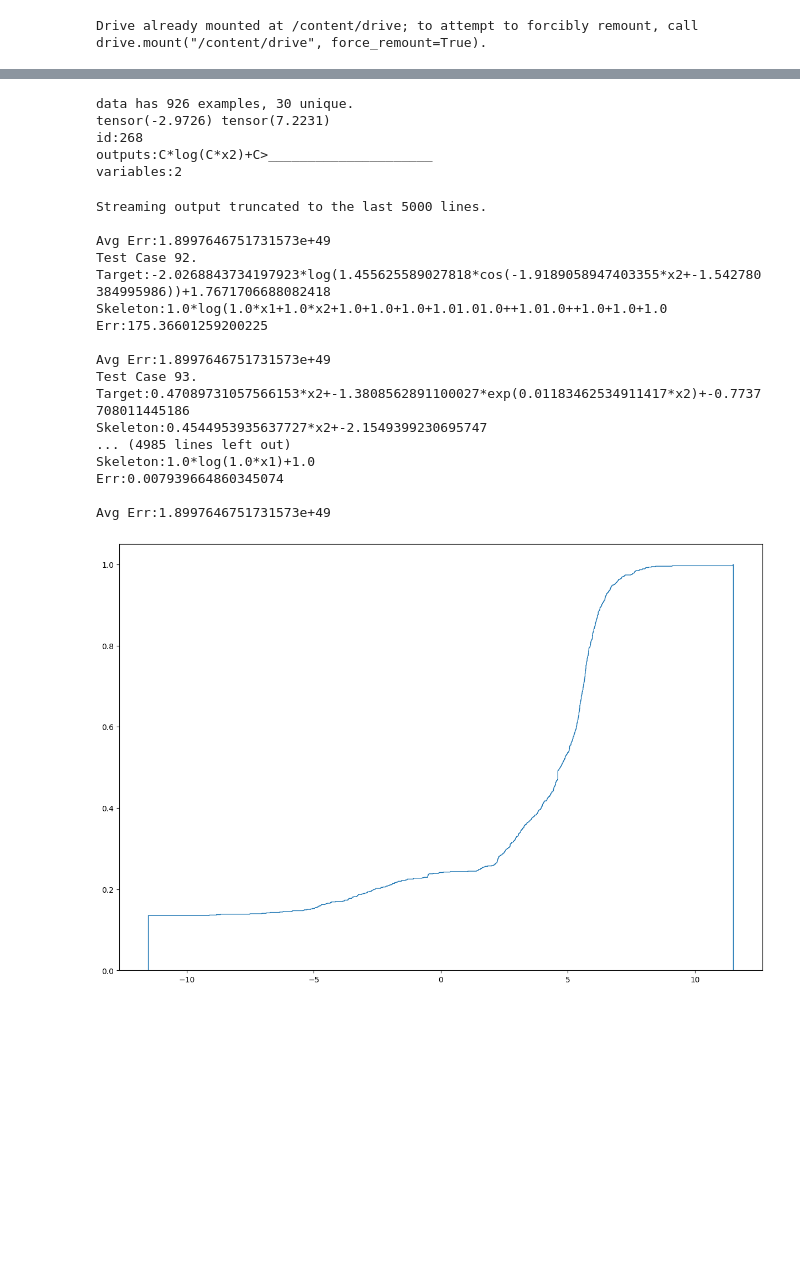
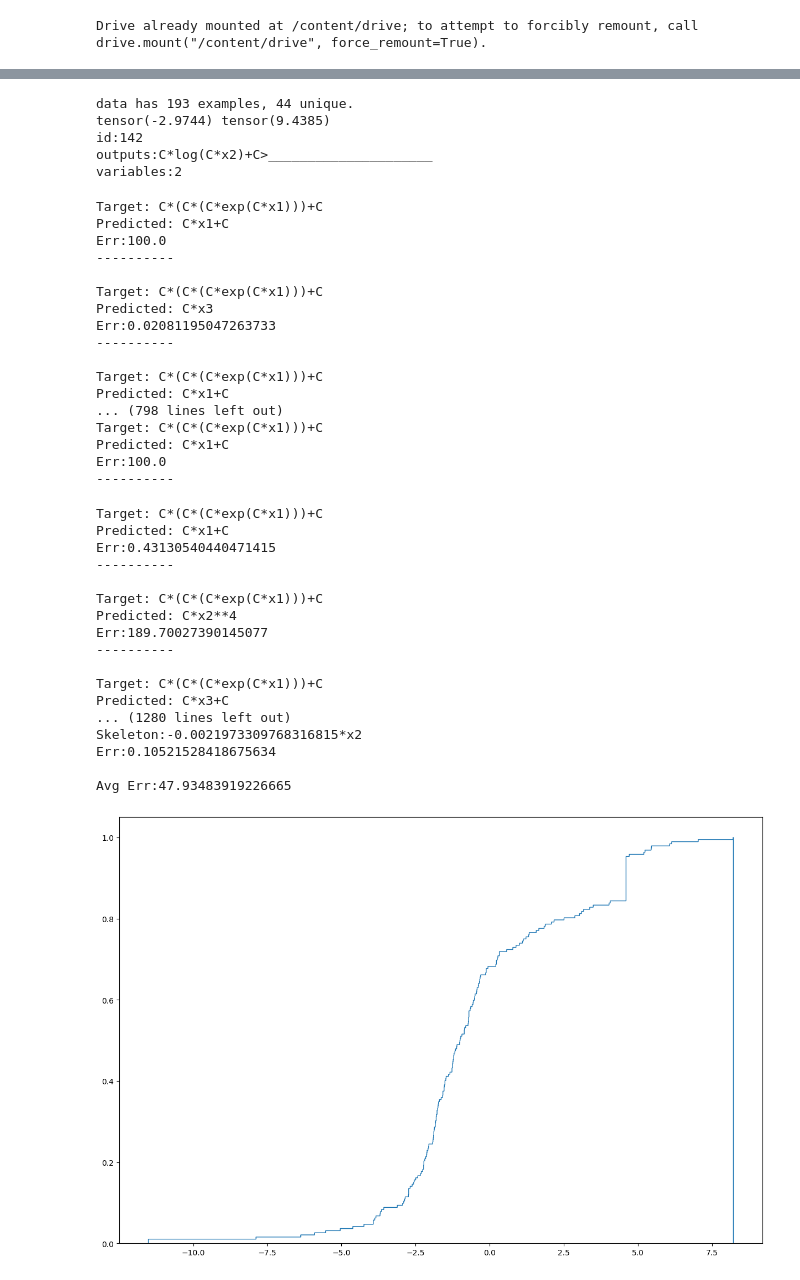
Before and after one commit to carolynw898/STAT946Proj, a Jupyter notebook: test.ipynb, the cells around one changed output, grey strips where cells are left out. Drawn from its saved outputs; the diff is of its cells as text; code cells hidden in the pictures; blank space fills up the shorter version.

Commit message:
1-5var_tnet ddim_step=1

```diff
--- a/test.ipynb
+++ b/test.ipynb
@@ -15,7 +15,7 @@ learning_rate = 1e-4
 num_epochs = 5
 blockSize = 32
 testBlockSize = 400
-numVars = 3
+numVars = 5
 numYs = 1
 numPoints = 250
 target = 'Skeleton'
@@ -27,7 +27,7 @@ maxNumFiles = 100
 device = torch.device("cuda" if torch.cuda.is_available() else "cpu")
 # %%
 dataDir = "/content/drive/MyDrive/Colab/STAT946_proj/data"
-dataFolder = "3_var_dataset"
+dataFolder = "1_5_var_dataset"
 # %%
 from torch.utils.data import DataLoader
 import numpy as np
@@ -89,9 +90,9 @@ test_loader = DataLoader(
         num_workers=2
     )
 # %% [output]
-data has 926 examples, 30 unique.
-tensor(-2.9726) tensor(7.2231)
-id:268
+data has 193 examples, 44 unique.
+tensor(-2.9744) tensor(9.4385)
+id:142
 outputs:C*log(C*x2)+C>_____________________
 variables:2
 # %%
@@ -297,48 +298,65 @@ def run_and_plot(model, fName, test_loader, textTest, train_dataset, device, pco
 # %%
 from models import SymbolicGaussianDiffusion, PointNetConfig
 
 pconfig = PointNetConfig(
     embeddingSize=n_embd,
     numberofPoints=numPoints,
     numberofVars=numVars,
     numberofYs=numYs,
 )
 model = SymbolicGaussianDiffusion(
     tnet_config=pconfig,
     vocab_size=train_dataset.vocab_size,
     max_seq_len=32,
     padding_idx=test_dataset.paddingID,
     max_num_vars=9,
     n_layer=4,
     n_head=4,
     n_embd=n_embd,
     timesteps=timesteps,
     beta_start=0.0001,
     beta_end=0.02,
     set_transformer=False,
 ).to(device)
 
-model_path = "/content/drive/MyDrive/Colab/STAT946_proj/models/diffusym/3Var_tNet_best_model.pth"
+model_path = "/content/drive/MyDrive/Colab/STAT946_proj/models/diffusym/1-5Var_tNet_best_model.pth"
 model.load_state_dict(torch.load(model_path, map_location=device, weights_only=True))
 model.eval()
-fName="/content/drive/MyDrive/Colab/STAT946_proj/results/3_var_tnet.txt"
+fName="/content/drive/MyDrive/Colab/STAT946_proj/results/1_5_var_tnet.txt"
 test_results = run_and_plot(model, fName, test_loader, textTest, train_dataset, device, pconfig)
 # %% [output]
-Streaming output truncated to the last 5000 lines.
+Target: C*(C*(C*exp(C*x1)))+C
+Predicted: C*x1+C
+Err:100.0
+----------
 
-Avg Err:1.8997646751731573e+49
-Test Case 92.
-Target:-2.0268843734197923*log(1.455625589027818*cos(-1.9189058947403355*x2+-1.542780384995986))+1.7671706688082418
-Skeleton:1.0*log(1.0*x1+1.0*x2+1.0+1.0+1.0+1.01.01.0++1.01.0++1.0+1.0+1.0
-Err:175.36601259200225
+Target: C*(C*(C*exp(C*x1)))+C
+Predicted: C*x3
+Err:0.02081195047263733
+----------
 
-Avg Err:1.8997646751731573e+49
-Test Case 93.
-Target:0.47089731057566153*x2+-1.3808562891100027*exp(0.01183462534911417*x2)+-0.7737708011445186
-Skeleton:0.4544953935637727*x2+-2.1549399230695747
-... (4985 lines left out)
-Skeleton:1.0*log(1.0*x1)+1.0
-Err:0.007939664860345074
-
-Avg Err:1.8997646751731573e+49
+Target: C*(C*(C*exp(C*x1)))+C
+Predicted: C*x1+C
+... (798 lines left out)
+Target: C*(C*(C*exp(C*x1)))+C
+Predicted: C*x1+C
+Err:100.0
+----------
+Target: C*(C*(C*exp(C*x1)))+C
+Predicted: C*x1+C
+Err:0.43130540440471415
+----------
+
+Target: C*(C*(C*exp(C*x1)))+C
+Predicted: C*x2**4
+Err:189.70027390145077
+----------
+
+Target: C*(C*(C*exp(C*x1)))+C
+Predicted: C*x3+C
+... (1280 lines left out)
+Skeleton:-0.0021973309768316815*x2
+Err:0.10521528418675634
+
+Avg Err:47.93483919226665
-[figure, old version]
+[figure, new version]
```
Also changed, not shown: parts of 2 cells of this notebook.
